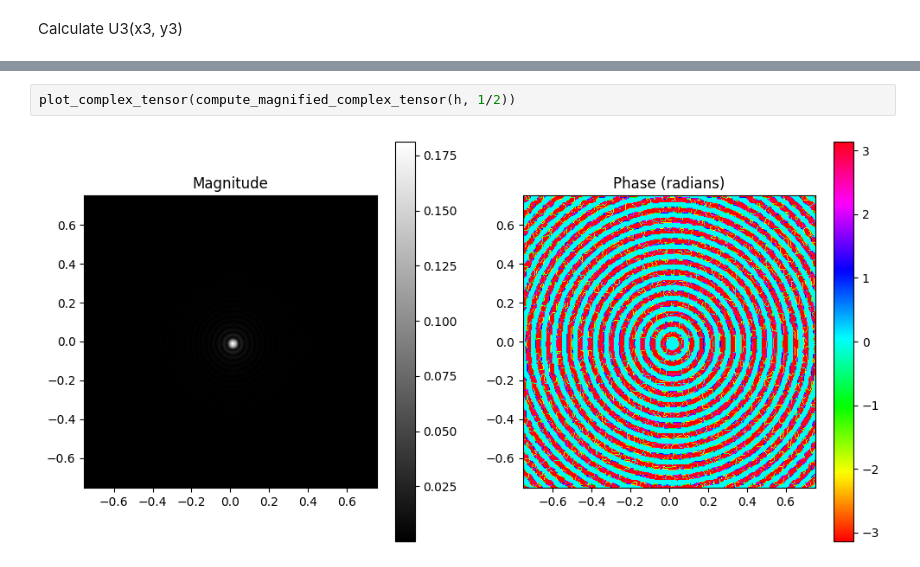
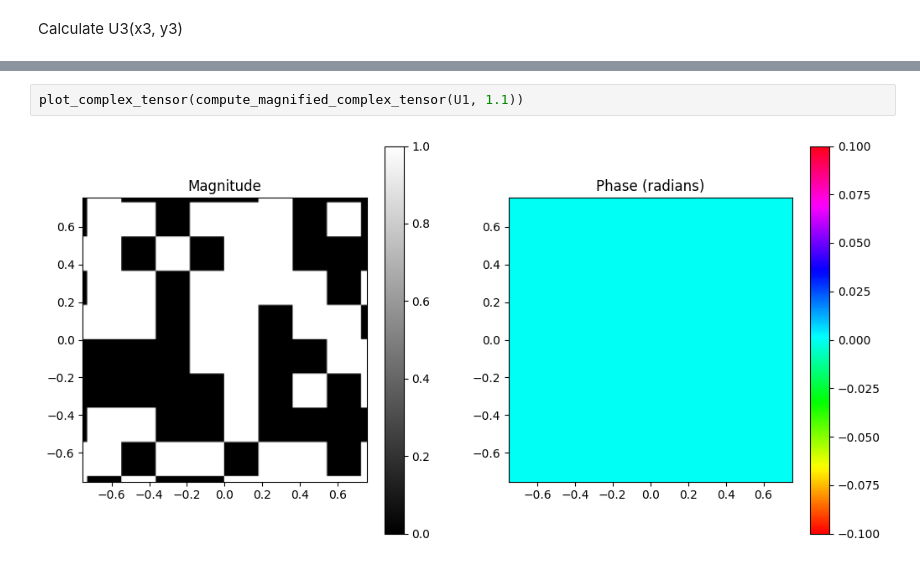
Before and after one commit to sanjith1999/FRIS, a Jupyter notebook: scalar_model.ipynb, the cells around one changed output, grey strips where cells are left out. Cells and saved outputs as stored; diff of their text form.

```diff
--- a/scalar_model.ipynb
+++ b/scalar_model.ipynb
@@ -406,4 +467,4 @@ plot_complex_tensor(h)
 # %%
-plot_complex_tensor(compute_magnified_complex_tensor(h, 1/2))
+plot_complex_tensor(compute_magnified_complex_tensor(U1, 1.1))
 # %% [output]
-[figure, old version]
+[figure, new version]
```
Also changed, not shown: parts of 22 cells of this notebook.
